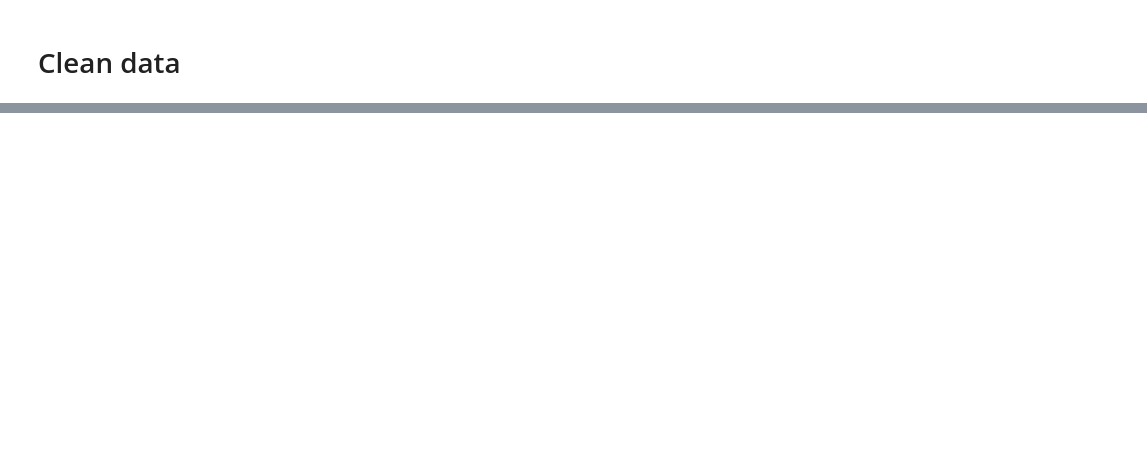
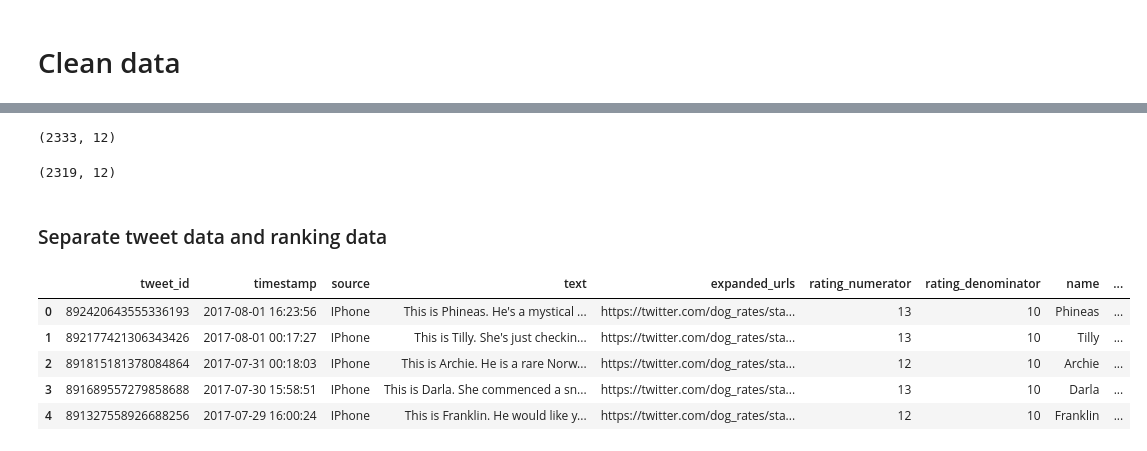
Before and after one commit to purvil/WeRateDogs, a Jupyter notebook: wrangle_act.ipynb, the cells around one changed output, grey strips where cells are left out. Saved outputs shown, nothing was run; the diff lists cells and outputs as text; code cells hidden in the pictures; blank space fills up the shorter version.

Commit message:
ReOrganized data files and cleaned the data.

```diff
--- a/Data wrangling.ipynb
+++ b/wrangle_act.ipynb
@@ -368,0 +627,4 @@ dog_tweets[(dog_tweets.doggo == 'None') & (dog_tweets.floofer == 'None') &
+# %%
+idx = dog_tweets_cleaned.rating_denominator[dog_tweets_cleaned.rating_denominator != 10].index
+# %%
+dog_tweets_cleaned.drop(idx, inplace=True)
@@ -368,0 +647,25 @@ dog_tweets[(dog_tweets.doggo == 'None') & (dog_tweets.floofer == 'None') &
+# %%
+mask = dog_tweets_cleaned[['doggo', 'pupper', 'floofer', 'puppo']].notnull()
+mask = mask.sum(axis = 1)
+idx = dog_tweets_cleaned[mask > 1].index
+# %%
+dog_tweets_cleaned.shape
+# %% [output]
+(2333, 12)
+# %%
+dog_tweets_cleaned.drop(idx, inplace=True)
+# %%
+dog_tweets_cleaned.shape
+# %% [output]
+(2319, 12)
+# %% [markdown]
+### Separate tweet data and ranking data
+# %%
+dog_tweets_cleaned.head()
+# %% [output]
+|  | tweet_id | timestamp | source | text | expanded_urls | rating_numerator | rating_denominator | name | ... |
+| 0 | 892420643555336193 | 2017-08-01 16:23:56 | IPhone | This is Phineas. He's a mystical ... | https://twitter.com/dog_rates/sta... | 13 | 10 | Phineas | ... |
+| 1 | 892177421306343426 | 2017-08-01 00:17:27 | IPhone | This is Tilly. She's just checkin... | https://twitter.com/dog_rates/sta... | 13 | 10 | Tilly | ... |
+| 2 | 891815181378084864 | 2017-07-31 00:18:03 | IPhone | This is Archie. He is a rare Norw... | https://twitter.com/dog_rates/sta... | 12 | 10 | Archie | ... |
+| 3 | 891689557279858688 | 2017-07-30 15:58:51 | IPhone | This is Darla. She commenced a sn... | https://twitter.com/dog_rates/sta... | 13 | 10 | Darla | ... |
+| 4 | 891327558926688256 | 2017-07-29 16:00:24 | IPhone | This is Franklin. He would like y... | https://twitter.com/dog_rates/sta... | 12 | 10 | Franklin | ... |
```
Also changed, not shown: parts of 64 cells of this notebook, 3 other files.
